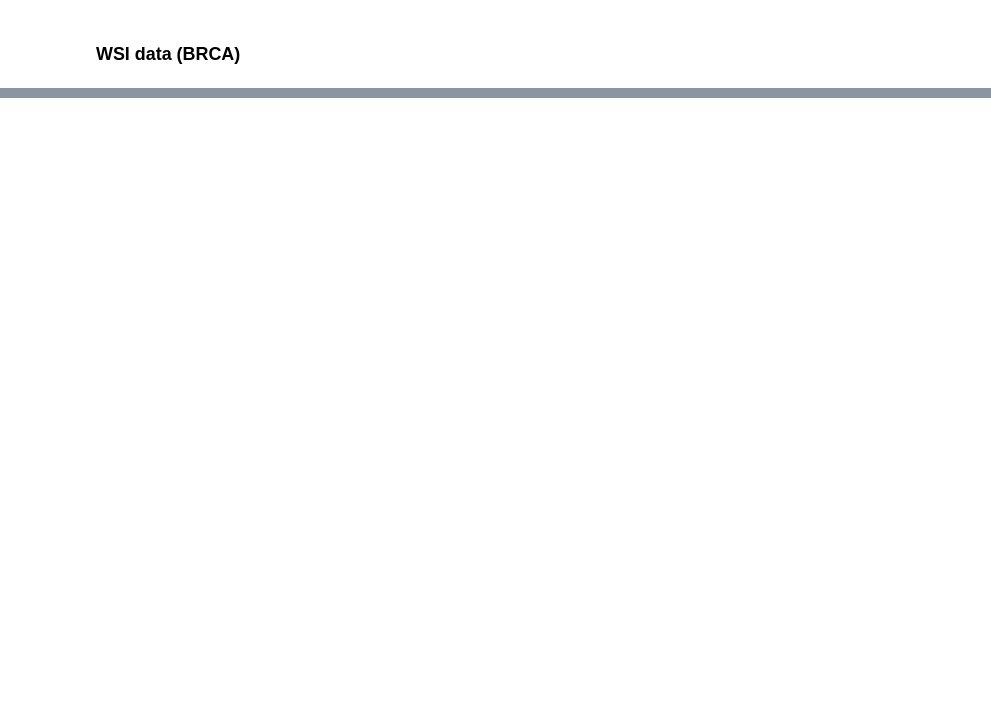
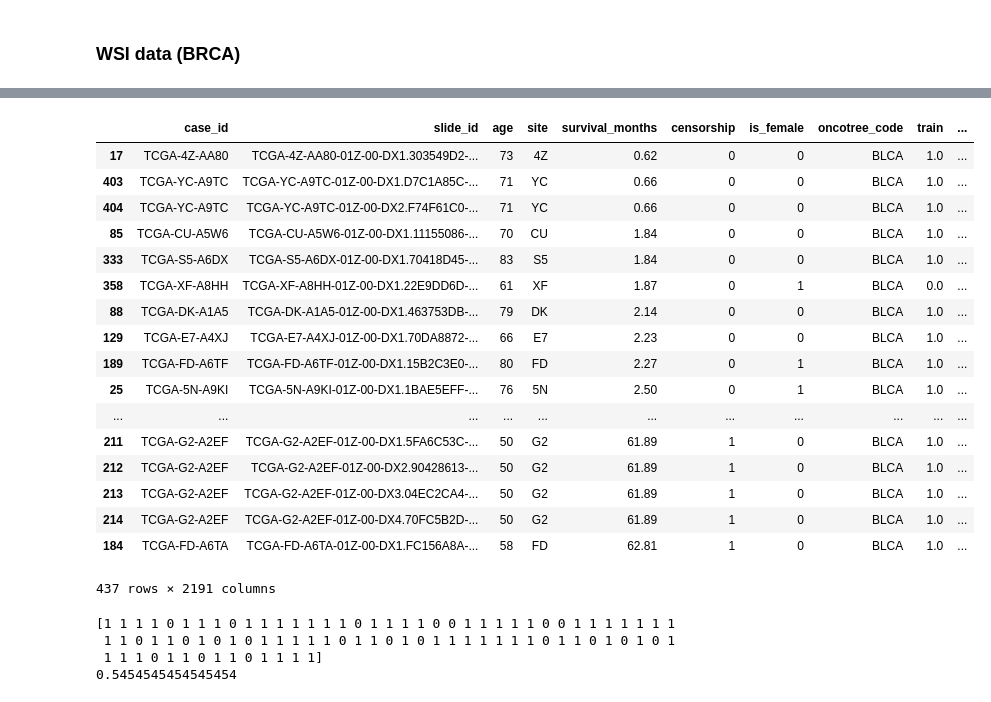
Before and after one commit to konst-int-i/healnet, a Jupyter notebook: notebooks/playground.ipynb, the cells around one changed output, grey strips where cells are left out. Drawn from its saved outputs; the diff is of its cells as text; code cells hidden in the pictures; blank space fills up the shorter version.

```diff
--- a/notebooks/playground.ipynb
+++ b/notebooks/playground.ipynb
@@ -556,0 +552,6 @@ blca = TCGADataset("blca", config)
+# %%
+from x_perceiver.utils import Config
+from x_perceiver.etl import TCGADataset
+config = Config("config/main.yml").read()
+# brca = TCGADataset("brca", config)
+blca = TCGADataset("blca", config, level=3, filter_omic=False, num_classes=2)
@@ -556,0 +611,41 @@ blca = TCGADataset("blca", config)
+# %%
+pd.options.display.max_rows = 500
+pd.options.display.max_columns = 20
+blca.omic_df.sort_values(by=["censorship", "survival_months"])
+# %% [output]
+|  | case_id | slide_id | age | site | survival_months | censorship | is_female | oncotree_code | train | ... |
+| 17 | TCGA-4Z-AA80 | TCGA-4Z-AA80-01Z-00-DX1.303549D2-... | 73 | 4Z | 0.62 | 0 | 0 | BLCA | 1.0 | ... |
+| 403 | TCGA-YC-A9TC | TCGA-YC-A9TC-01Z-00-DX1.D7C1A85C-... | 71 | YC | 0.66 | 0 | 0 | BLCA | 1.0 | ... |
+| 404 | TCGA-YC-A9TC | TCGA-YC-A9TC-01Z-00-DX2.F74F61C0-... | 71 | YC | 0.66 | 0 | 0 | BLCA | 1.0 | ... |
+| 85 | TCGA-CU-A5W6 | TCGA-CU-A5W6-01Z-00-DX1.11155086-... | 70 | CU | 1.84 | 0 | 0 | BLCA | 1.0 | ... |
+| 333 | TCGA-S5-A6DX | TCGA-S5-A6DX-01Z-00-DX1.70418D45-... | 83 | S5 | 1.84 | 0 | 0 | BLCA | 1.0 | ... |
+| 358 | TCGA-XF-A8HH | TCGA-XF-A8HH-01Z-00-DX1.22E9DD6D-... | 61 | XF | 1.87 | 0 | 1 | BLCA | 0.0 | ... |
+| 88 | TCGA-DK-A1A5 | TCGA-DK-A1A5-01Z-00-DX1.463753DB-... | 79 | DK | 2.14 | 0 | 0 | BLCA | 1.0 | ... |
+| 129 | TCGA-E7-A4XJ | TCGA-E7-A4XJ-01Z-00-DX1.70DA8872-... | 66 | E7 | 2.23 | 0 | 0 | BLCA | 1.0 | ... |
+| 189 | TCGA-FD-A6TF | TCGA-FD-A6TF-01Z-00-DX1.15B2C3E0-... | 80 | FD | 2.27 | 0 | 1 | BLCA | 1.0 | ... |
+| 25 | TCGA-5N-A9KI | TCGA-5N-A9KI-01Z-00-DX1.1BAE5EFF-... | 76 | 5N | 2.50 | 0 | 1 | BLCA | 1.0 | ... |
+| ... | ... | ... | ... | ... | ... | ... | ... | ... | ... | ... |
+| 211 | TCGA-G2-A2EF | TCGA-G2-A2EF-01Z-00-DX1.5FA6C53C-... | 50 | G2 | 61.89 | 1 | 0 | BLCA | 1.0 | ... |
+| 212 | TCGA-G2-A2EF | TCGA-G2-A2EF-01Z-00-DX2.90428613-... | 50 | G2 | 61.89 | 1 | 0 | BLCA | 1.0 | ... |
+| 213 | TCGA-G2-A2EF | TCGA-G2-A2EF-01Z-00-DX3.04EC2CA4-... | 50 | G2 | 61.89 | 1 | 0 | BLCA | 1.0 | ... |
+| 214 | TCGA-G2-A2EF | TCGA-G2-A2EF-01Z-00-DX4.70FC5B2D-... | 50 | G2 | 61.89 | 1 | 0 | BLCA | 1.0 | ... |
+| 184 | TCGA-FD-A6TA | TCGA-FD-A6TA-01Z-00-DX1.FC156A8A-... | 58 | FD | 62.81 | 1 | 0 | BLCA | 1.0 | ... |
+437 rows × 2191 columns
+# %%
+def train_random_forest():
+    from sklearn.ensemble import RandomForestClassifier
+    from sklearn.metrics import accuracy_score
+    from sklearn.model_selection import train_test_split
+    X_train, X_test, y_train, y_test = train_test_split(blca.features, blca.target, test_size=0.2, random_state=42)
+    clf = RandomForestClassifier(max_depth=2, random_state=0, )
+    clf.fit(X_train, y_train)
+    y_pred = clf.predict(X_test)
+    print(y_pred)
+    print(accuracy_score(y_test, y_pred))
+
+train_random_forest()
+# %% [output]
+[1 1 1 1 0 1 1 1 0 1 1 1 1 1 1 1 0 1 1 1 1 0 0 1 1 1 1 1 0 0 1 1 1 1 1 1 1
+ 1 1 0 1 1 0 1 0 1 0 1 1 1 1 1 0 1 1 0 1 0 1 1 1 1 1 1 1 0 1 1 0 1 0 1 0 1
+ 1 1 1 0 1 1 0 1 1 0 1 1 1 1]
+0.5454545454545454
```
Also changed, not shown: parts of 35 cells of this notebook, 1 other file.
